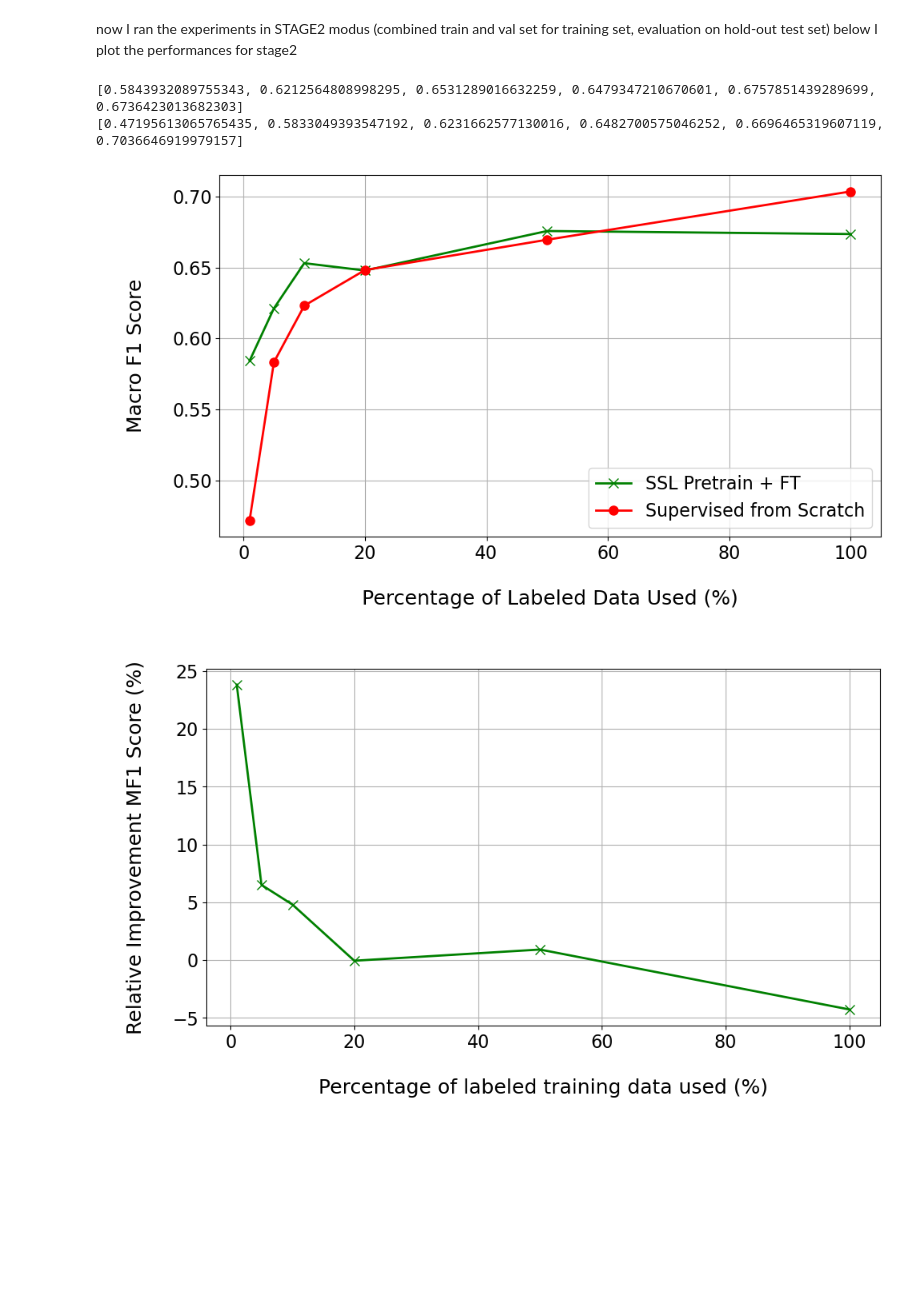
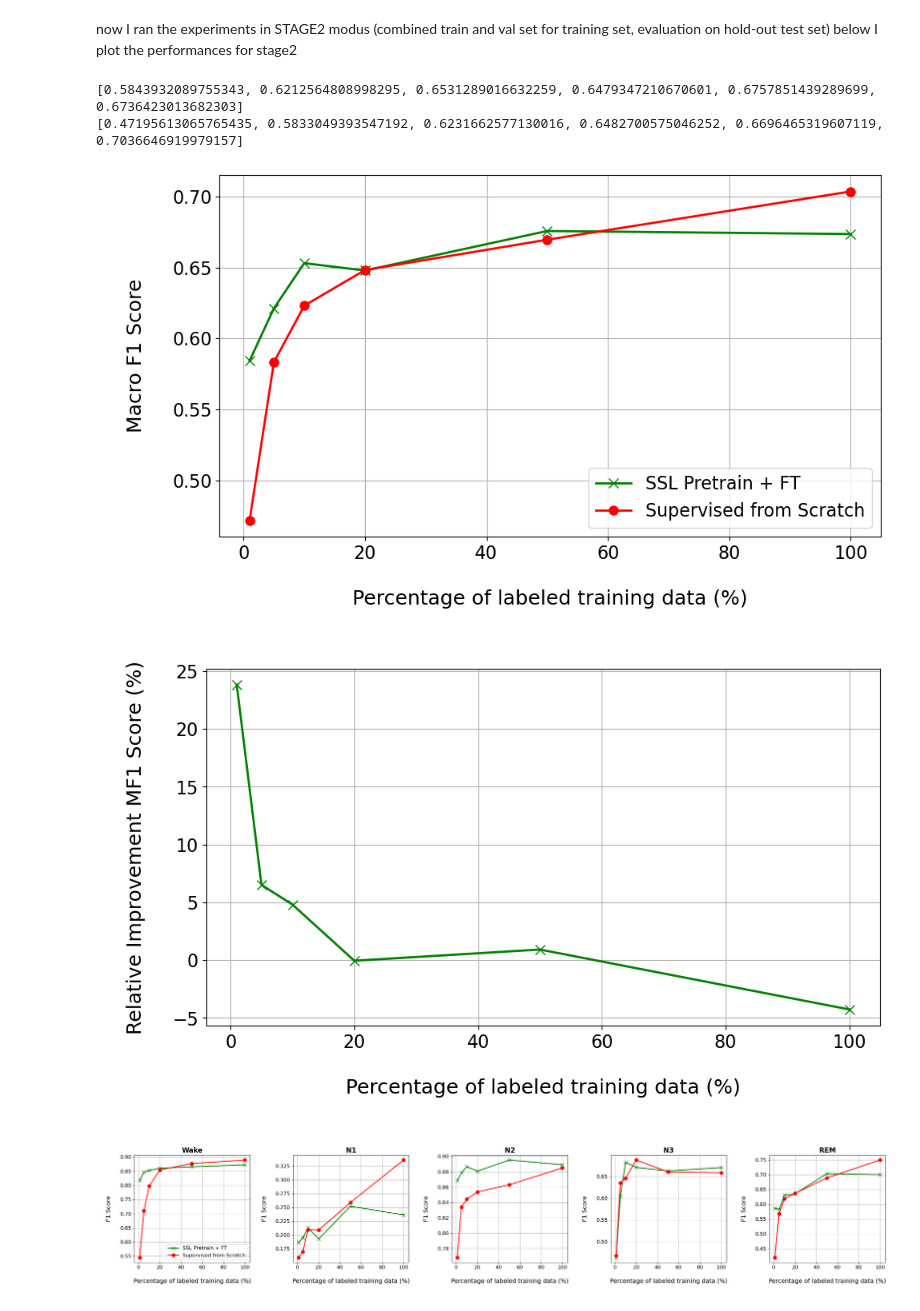
Before and after one commit to leandandre/sem-proj, a Jupyter notebook: scripts/plot_lin-probe_vs_finetuned_vs_fullysuperv-endtoend.ipynb, the cells around one changed output. Drawn from its saved outputs; the diff is of its cells as text; code cells hidden in the pictures; blank space fills up the shorter version.

```diff
--- a/scripts/plot_lin-probe_vs_finetuned_vs_fullysuperv-endtoend.ipynb
+++ b/scripts/plot_lin-probe_vs_finetuned_vs_fullysuperv-endtoend.ipynb
@@ -164,36 +164,74 @@ print(mf1_fullysuperv)
 # let's plot the results now
 p = [0.01, 0.05, 0.1, 0.2, 0.5, 1.0]
 p = [x * 100 for x in p]  # convert to percentage
 plt.figure(figsize=(10, 6))
 plt.plot(p, mf1_finetuned, marker='x', linewidth=2, markersize=8, label='SSL Pretrain + FT', color='green')
 plt.plot(p, mf1_fullysuperv, marker='o', linewidth=2, markersize=8, label='Supervised from Scratch', color='red')
-plt.xlabel('\nPercentage of Labeled Data Used (%)\n', fontsize=18)
+plt.xlabel('\nPercentage of labeled training data (%)\n', fontsize=18)
 plt.ylabel('\nMacro F1 Score\n', fontsize=18)
 # plt.title('Linear Probing vs. SSL Fine-Tuning vs. Fully-Supervised End-to-End\n', fontsize=18)
 plt.legend(fontsize=16)
 plt.tick_params(axis='both', labelsize=16)
 plt.tight_layout()
 plt.grid(True)
 # plt.show()
 plt.savefig(TARGET_DIR / 'finetuned_vs_fullysupervised_mf1_ctx-free_stage2.pdf', dpi=300, bbox_inches='tight')
 
 # relative improvement plot stage2
 p = [0.01, 0.05, 0.1, 0.2, 0.5, 1.0]
-p = [x * 100 for x in p]  # convert to percentage
+p_percent = [x * 100 for x in p]  # convert to percentage
 rel_impr_finetuned =[]
 for fine, fully in zip(mf1_finetuned, mf1_fullysuperv):
     rel_impr_finetuned.append((fine - fully) / fully * 100)
 plt.figure(figsize=(10, 6))
-plt.plot(p, rel_impr_finetuned, marker='x', linewidth=2, markersize=8, color='green')
-plt.xlabel('\nPercentage of labeled training data used (%)\n', fontsize=18)
+plt.plot(p_percent, rel_impr_finetuned, marker='x', linewidth=2, markersize=8, color='green')
+plt.xlabel('\nPercentage of labeled training data (%)\n', fontsize=18)
 plt.ylabel('\nRelative Improvement MF1 Score (%)\n', fontsize=18)
 plt.tick_params(axis='both', labelsize=16)
 plt.tight_layout()
 plt.grid(True)
 # plt.show()
 plt.savefig(TARGET_DIR / 'finetuned_vs_fullysupervised_rel_impr_mf1_ctx-free_stage2.pdf', dpi=300, bbox_inches='tight')
+
+# plot the F1 Score for the individual sleep stages for varying p next to each other (STAGE2)
+wake_finetuned, n1_finetuned, n2_finetuned, n3_finetuned, rem_finetuned = [], [], [], [], []
+wake_fullysuperv, n1_fullysuperv, n2_fullysuperv, n3_fullysuperv, rem_fullysuperv = [], [], [], [], []
+for key in res_finetuning_dict:
+    nested_dict = res_finetuning_dict[key]
+    per_class_f1 = nested_dict['stage2_per_class_f1']
+    wake_finetuned.append(per_class_f1[0])
+    n1_finetuned.append(per_class_f1[1])
+    n2_finetuned.append(per_class_f1[2])
+    n3_finetuned.append(per_class_f1[3])
+    rem_finetuned.append(per_class_f1[4])
+for key in res_fullysuperv_dict:
+    nested_dict = res_fullysuperv_dict[key]
+    per_class_f1 = nested_dict['stage2_per_class_f1']
+    wake_fullysuperv.append(per_class_f1[0])
+    n1_fullysuperv.append(per_class_f1[1])
+    n2_fullysuperv.append(per_class_f1[2])
+    n3_fullysuperv.append(per_class_f1[3])
+    rem_fullysuperv.append(per_class_f1[4])
+
+fig, axes = plt.subplots(1, 5, figsize=(26, 5))
+stages = ['Wake', 'N1', 'N2', 'N3', 'REM']
+finetuned_data = [wake_finetuned, n1_finetuned, n2_finetuned, n3_finetuned, rem_finetuned]
+fullysuperv_data = [wake_fullysuperv, n1_fullysuperv, n2_fullysuperv, n3_fullysuperv, rem_fullysuperv]
+for idx, (ax, stage, fine, fully) in enumerate(zip(axes, stages, finetuned_data, fullysuperv_data)):
+    ax.set_title(f'{stage}', fontsize=16, fontweight='bold')
+    ax.plot(p_percent, fine, marker='x', linewidth=2, markersize=8, color='green', label='SSL Pretrain + FT')
+    ax.plot(p_percent, fully, marker='o', linewidth=2, markersize=8, color='red', label='Supervised from Scratch')
+    ax.set_xlabel('\nPercentage of labeled training data (%)\n', fontsize=14)
+    ax.set_ylabel(f'\nF1 Score\n', fontsize=14)
+    ax.tick_params(axis='both', labelsize=12)
+    ax.grid(True)
+    if idx == 0: # only add legend to the first subplot
+        ax.legend(fontsize=12)
+plt.tight_layout()
+plt.savefig(TARGET_DIR / 'finetuned_vs_fullysupervised_perclassf1_ctx-free_stage2_horizontal.pdf', dpi=300, bbox_inches='tight')
 # %% [output]
 [0.5843932089755343, 0.6212564808998295, 0.6531289016632259, 0.6479347210670601, 0.6757851439289699, 0.6736423013682303]
 [0.47195613065765435, 0.5833049393547192, 0.6231662577130016, 0.6482700575046252, 0.6696465319607119, 0.7036646919979157]
-[figure, old version]
+[figure, new version]
-[figure, old version]
+[figure, new version]
+[figure, added]
```
Also changed, not shown: parts of 4 cells of this notebook, 36 other files.
